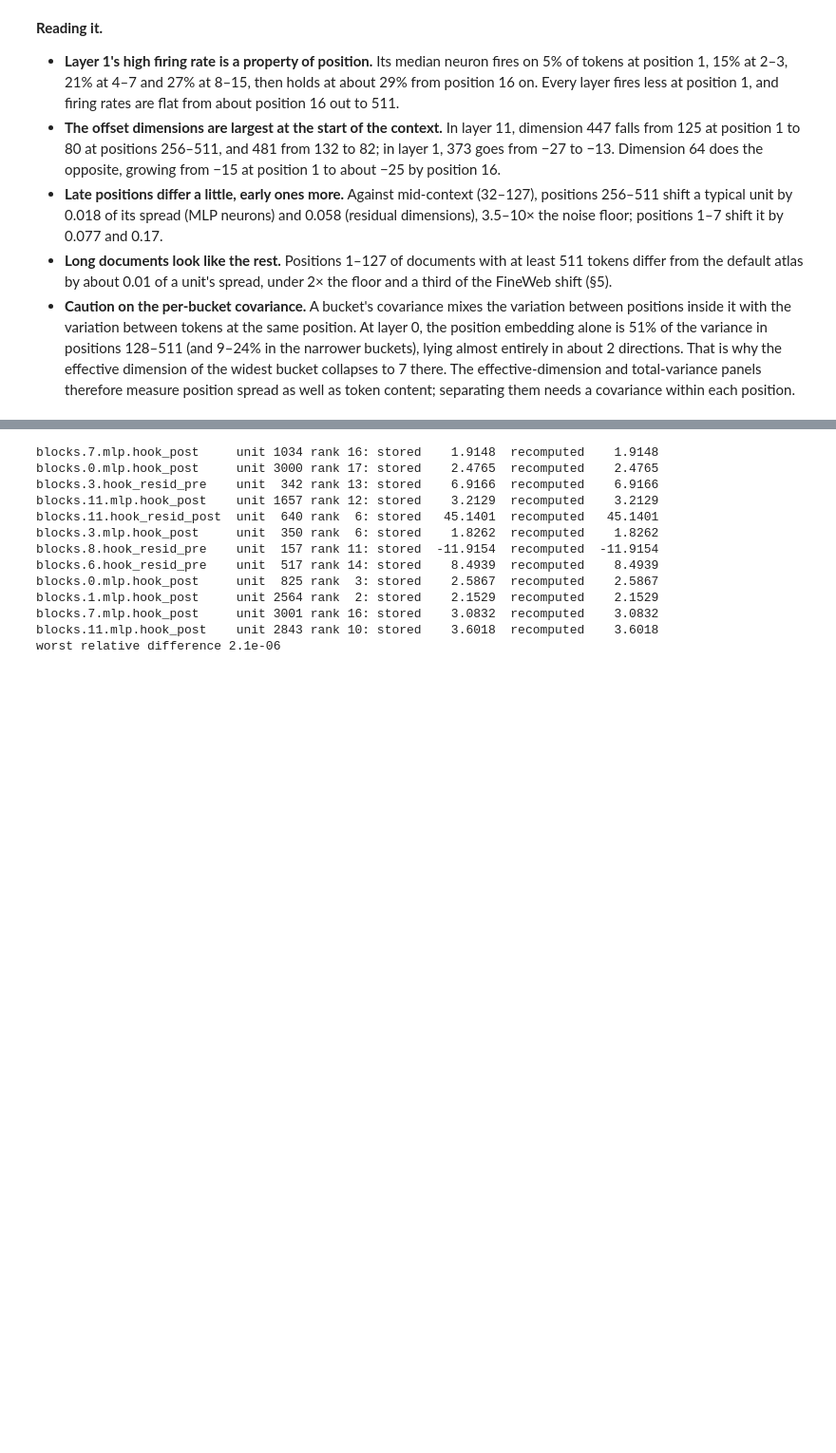
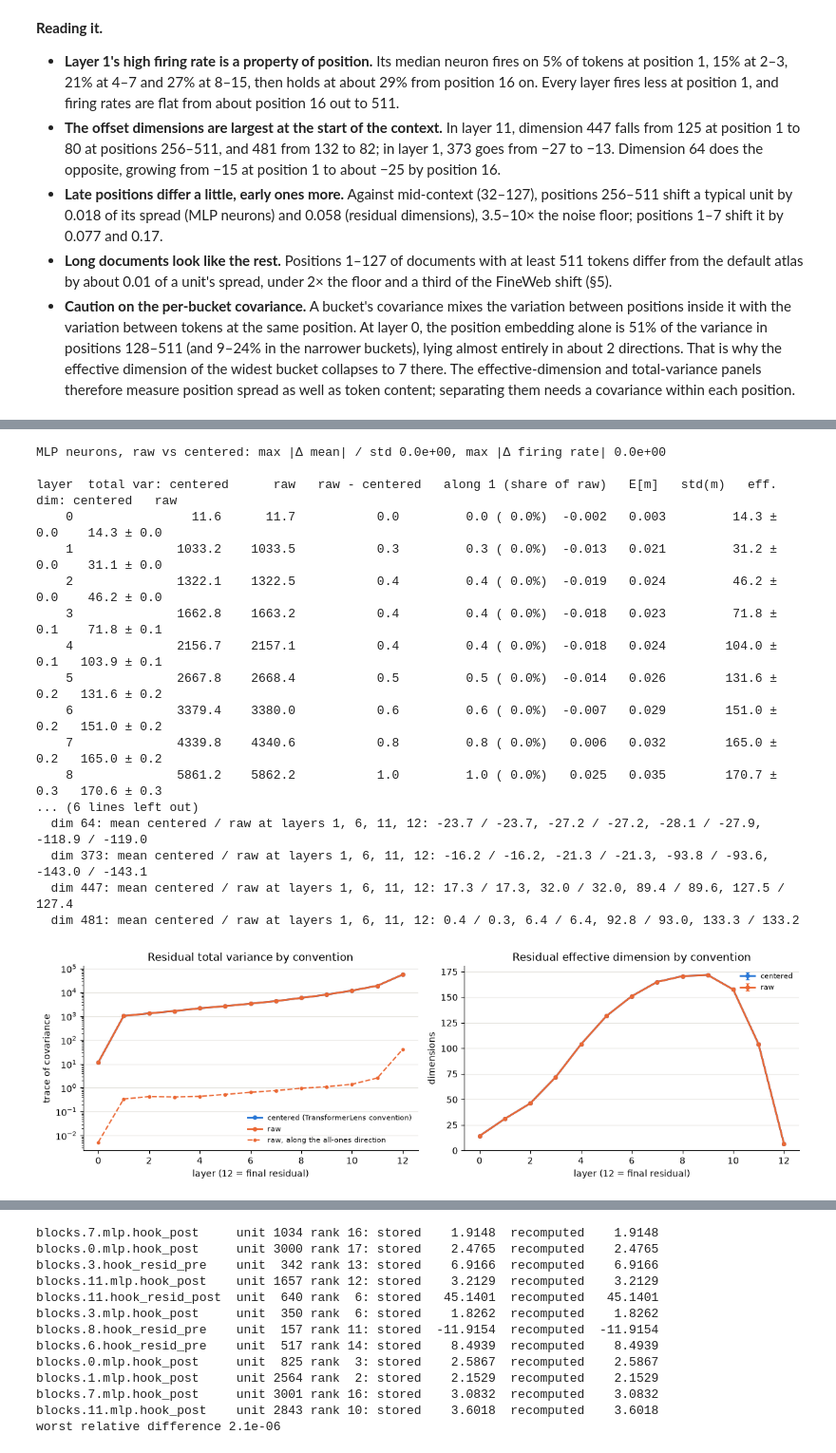
Before and after one commit to rreece/gpt2-atlas, a Jupyter notebook: notebooks/atlas.ipynb, the cells around one changed output, grey strips where cells are left out. Shown at 95% size. Cells and saved outputs as stored; diff of their text form; code cells hidden in the pictures; blank space fills up the shorter version.

Commit message:
centering the residual

```diff
--- a/notebooks/atlas.ipynb
+++ b/notebooks/atlas.ipynb
@@ -915,0 +931,59 @@ median |Δ mean| / std        MLP neurons (floor)        residual dims (floor)
+# %%
+RAW = Path("../results/atlas-raw")
+raw_n = duckdb.sql(f"select * from '{RAW / 'neurons.parquet'}'").df()
+raw_r = np.load(RAW / "resid.npz")
+assert (raw_n.hook.to_numpy() == neurons.hook.to_numpy()).all() and (raw_n.unit.to_numpy() == neurons.unit.to_numpy()).all()
+mm = (neurons.kind == "post").to_numpy()
+print(f"MLP neurons, raw vs centered: max |Δ mean| / std {np.max(np.abs(raw_n['mean'] - neurons['mean'])[mm] / neurons['std'][mm]):.1e}, "
+      f"max |Δ firing rate| {np.max(np.abs(raw_n.frac_pos - neurons.frac_pos)[mm]):.1e}")
+
+d = raw_r["cov"].shape[-1]
+u = np.ones(d) / np.sqrt(d)
+var_ones = np.einsum("i,lij,j->l", u, raw_r["cov"], u)  # raw variance along the all-ones direction = d * Var(m)
+m_mean = raw_r["mean"].mean(1)  # E[m] per layer: the mean over dimensions of the per-dimension means
+tc, tr_ = resid["total_var"], raw_r["total_var"]
+print("\nlayer  total var: centered      raw   raw - centered   along 1 (share of raw)   E[m]   std(m)   eff. dim: centered   raw")
+for l in layers:
+    print(f"{l:5d}  {tc[l]:18.1f} {tr_[l]:9.1f} {tr_[l] - tc[l]:13.1f} {var_ones[l]:11.1f} ({var_ones[l] / tr_[l]:5.1%})"
+          f" {m_mean[l]:7.3f} {np.sqrt(var_ones[l] / d):7.3f}   {resid['pr'][l]:10.1f} ± {resid['pr_err'][l]:.1f}  {raw_r['pr'][l]:6.1f} ± {raw_r['pr_err'][l]:.1f}")
+
+fig, axes = plt.subplots(1, 2, figsize=(12, 3.8))
+axes[0].plot(layers, tc, "o-", color=C[0], lw=2, ms=4, label="centered (TransformerLens convention)")
+axes[0].plot(layers, tr_, "o-", color=C[1], lw=2, ms=4, label="raw")
+axes[0].plot(layers, var_ones, "o--", color=C[1], lw=1.5, ms=3, label="raw, along the all-ones direction")
+axes[0].set(yscale="log", title="Residual total variance by convention", xlabel="layer (12 = final residual)", ylabel="trace of covariance")
+axes[1].errorbar(layers, resid["pr"], yerr=resid["pr_err"], fmt="o-", color=C[0], lw=2, ms=4, capsize=2, label="centered")
+axes[1].errorbar(layers, raw_r["pr"], yerr=raw_r["pr_err"], fmt="o-", color=C[1], lw=2, ms=4, capsize=2, label="raw")
+axes[1].set(title="Residual effective dimension by convention", xlabel="layer (12 = final residual)", ylabel="dimensions", ylim=(0, None))
+for ax in axes:
+    ax.legend(frameon=False, fontsize=8)
+    tidy(ax)
+plt.tight_layout()
+save(fig, "results_convention")
+
+rr, rc = raw_n[~mm], neurons[~mm]
+off_raw, off_c = (rr["mean"].abs() > 3 * rr["std"]), (rc["mean"].abs() > 3 * rc["std"])
+print(f"\noffset (layer, dimension) pairs with |mean| > 3 std: centered {off_c.sum()}, raw {off_raw.sum()}, in both {(off_raw & off_c).sum()}")
+for dim in (64, 373, 447, 481):
+    row = rc[rc.unit == dim].set_index("layer"); rowr = rr[rr.unit == dim].set_index("layer")
+    print(f"  dim {dim}: mean centered / raw at layers 1, 6, 11, 12: " +
+          ", ".join(f"{row.loc[l, 'mean']:.1f} / {rowr.loc[l, 'mean']:.1f}" for l in (1, 6, 11, 12)))
+# %% [output]
+MLP neurons, raw vs centered: max |Δ mean| / std 0.0e+00, max |Δ firing rate| 0.0e+00
+
+layer  total var: centered      raw   raw - centered   along 1 (share of raw)   E[m]   std(m)   eff. dim: centered   raw
+    0                11.6      11.7           0.0         0.0 ( 0.0%)  -0.002   0.003         14.3 ± 0.0    14.3 ± 0.0
+    1              1033.2    1033.5           0.3         0.3 ( 0.0%)  -0.013   0.021         31.2 ± 0.0    31.1 ± 0.0
+    2              1322.1    1322.5           0.4         0.4 ( 0.0%)  -0.019   0.024         46.2 ± 0.0    46.2 ± 0.0
+    3              1662.8    1663.2           0.4         0.4 ( 0.0%)  -0.018   0.023         71.8 ± 0.1    71.8 ± 0.1
+    4              2156.7    2157.1           0.4         0.4 ( 0.0%)  -0.018   0.024        104.0 ± 0.1   103.9 ± 0.1
+    5              2667.8    2668.4           0.5         0.5 ( 0.0%)  -0.014   0.026        131.6 ± 0.2   131.6 ± 0.2
+    6              3379.4    3380.0           0.6         0.6 ( 0.0%)  -0.007   0.029        151.0 ± 0.2   151.0 ± 0.2
+    7              4339.8    4340.6           0.8         0.8 ( 0.0%)   0.006   0.032        165.0 ± 0.2   165.0 ± 0.2
+    8              5861.2    5862.2           1.0         1.0 ( 0.0%)   0.025   0.035        170.7 ± 0.3   170.6 ± 0.3
+... (6 lines left out)
+  dim 64: mean centered / raw at layers 1, 6, 11, 12: -23.7 / -23.7, -27.2 / -27.2, -28.1 / -27.9, -118.9 / -119.0
+  dim 373: mean centered / raw at layers 1, 6, 11, 12: -16.2 / -16.2, -21.3 / -21.3, -93.8 / -93.6, -143.0 / -143.1
+  dim 447: mean centered / raw at layers 1, 6, 11, 12: 17.3 / 17.3, 32.0 / 32.0, 89.4 / 89.6, 127.5 / 127.4
+  dim 481: mean centered / raw at layers 1, 6, 11, 12: 0.4 / 0.3, 6.4 / 6.4, 92.8 / 93.0, 133.3 / 133.2
+[figure, added]
```
Also changed, not shown: parts of 4 cells of this notebook, 6 other files.
